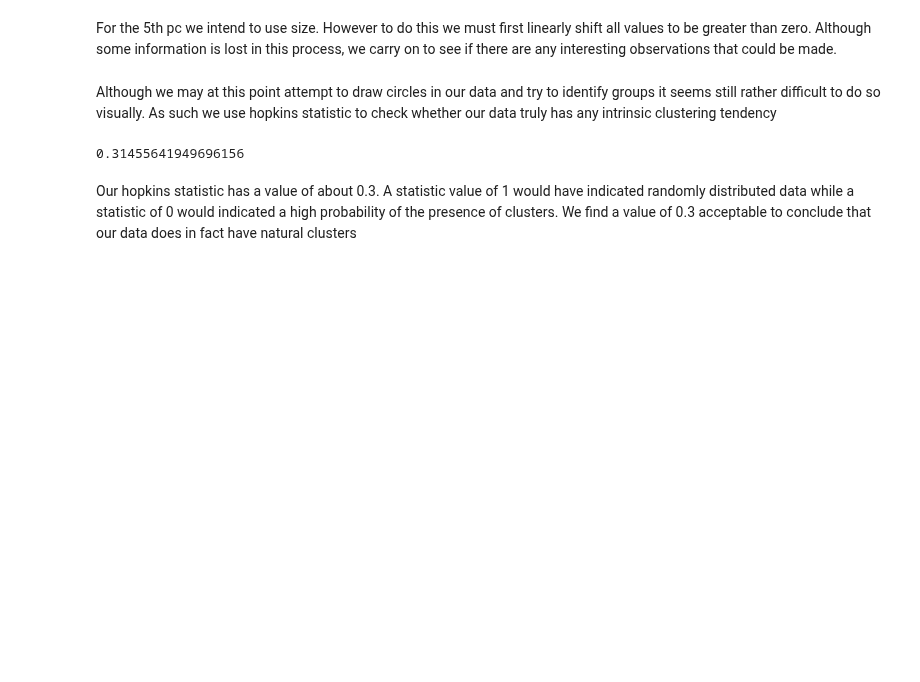
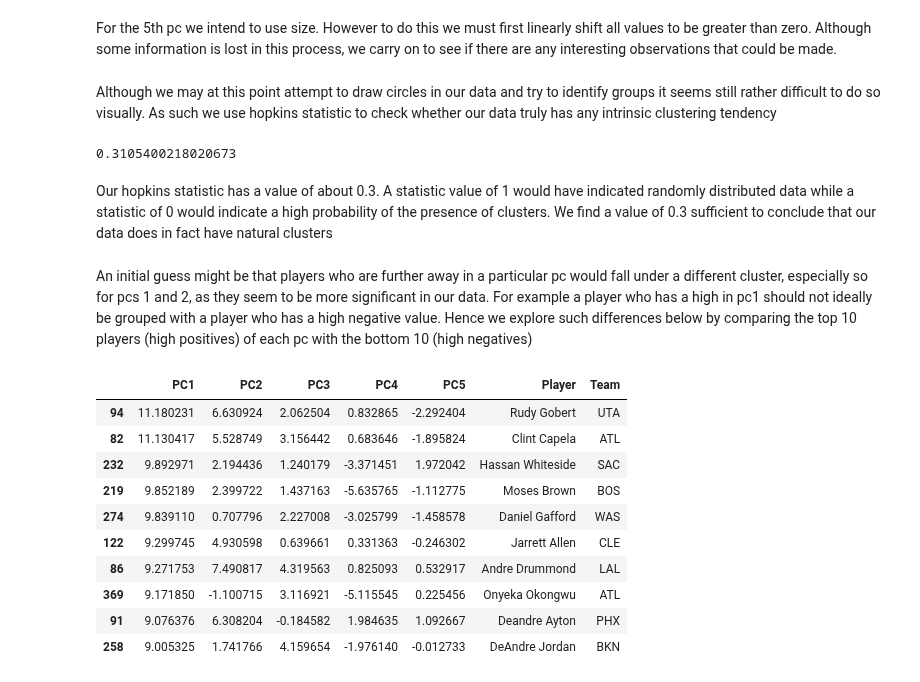
Before and after one commit to CSA100/nba-dsai, a Jupyter notebook: EDA.ipynb, the cells around one changed output. Saved outputs shown, nothing was run; the diff lists cells and outputs as text; code cells hidden in the pictures; blank space fills up the shorter version.

```diff
--- a/EDA.ipynb
+++ b/EDA.ipynb
@@ -152,13 +152,30 @@ fig.show()
 Although we may at this point attempt to draw circles in our data and try to identify groups it seems still rather difficult to do so visually. As such we use hopkins statistic to check whether our data truly has any intrinsic clustering tendency
 # %%
 # conducting hopkins test
-df.drop(['Player','Team'],axis=1,inplace=True)
+tempDf = df.drop(['Player','Team'],axis=1)
 scaler = StandardScaler()
-scaledDf = scaler.fit_transform(df)
+scaledDf = scaler.fit_transform(tempDf)
 scaledDf = pd.DataFrame(scaledDf, columns = ['PC1','PC2','PC3','PC4','PC5'])
 
 hopkins(scaledDf, df.shape[0])
 # %% [output]
-0.31455641949696156
+0.3105400218020673
 # %% [markdown]
-Our hopkins statistic has a value of about 0.3. A statistic value of 1 would have indicated randomly distributed data while a statistic of 0 would indicated a high probability of the presence of clusters. We find a value of 0.3 acceptable to conclude that our data does in fact have natural clusters
+Our hopkins statistic has a value of about 0.3. A statistic value of 1 would have indicated randomly distributed data while a statistic of 0 would indicate a high probability of the presence of clusters. We find a value of 0.3 sufficient to conclude that our data does in fact have natural clusters
+# %% [markdown]
+An initial guess might be that players who are further away in a particular pc would fall under a different cluster, especially so for pcs 1 and 2, as they seem to be more significant in our data. For example a player who has a high in pc1 should not ideally be grouped with a player who has a high negative value. Hence we explore such differences below by comparing the top 10 players (high positives) of each pc with the bottom 10 (high negatives)
+# %%
+# PC 1 high positives
+df.nlargest(10, "PC1")
+# %% [output]
+|  | PC1 | PC2 | PC3 | PC4 | PC5 | Player | Team |
+| 94 | 11.180231 | 6.630924 | 2.062504 | 0.832865 | -2.292404 | Rudy Gobert | UTA |
+| 82 | 11.130417 | 5.528749 | 3.156442 | 0.683646 | -1.895824 | Clint Capela | ATL |
+| 232 | 9.892971 | 2.194436 | 1.240179 | -3.371451 | 1.972042 | Hassan Whiteside | SAC |
+| 219 | 9.852189 | 2.399722 | 1.437163 | -5.635765 | -1.112775 | Moses Brown | BOS |
+| 274 | 9.839110 | 0.707796 | 2.227008 | -3.025799 | -1.458578 | Daniel Gafford | WAS |
+| 122 | 9.299745 | 4.930598 | 0.639661 | 0.331363 | -0.246302 | Jarrett Allen | CLE |
+| 86 | 9.271753 | 7.490817 | 4.319563 | 0.825093 | 0.532917 | Andre Drummond | LAL |
+| 369 | 9.171850 | -1.100715 | 3.116921 | -5.115545 | 0.225456 | Onyeka Okongwu | ATL |
+| 91 | 9.076376 | 6.308204 | -0.184582 | 1.984635 | 1.092667 | Deandre Ayton | PHX |
+| 258 | 9.005325 | 1.741766 | 4.159654 | -1.976140 | -0.012733 | DeAndre Jordan | BKN |
```
Also changed, not shown: parts of 9 cells of this notebook.
